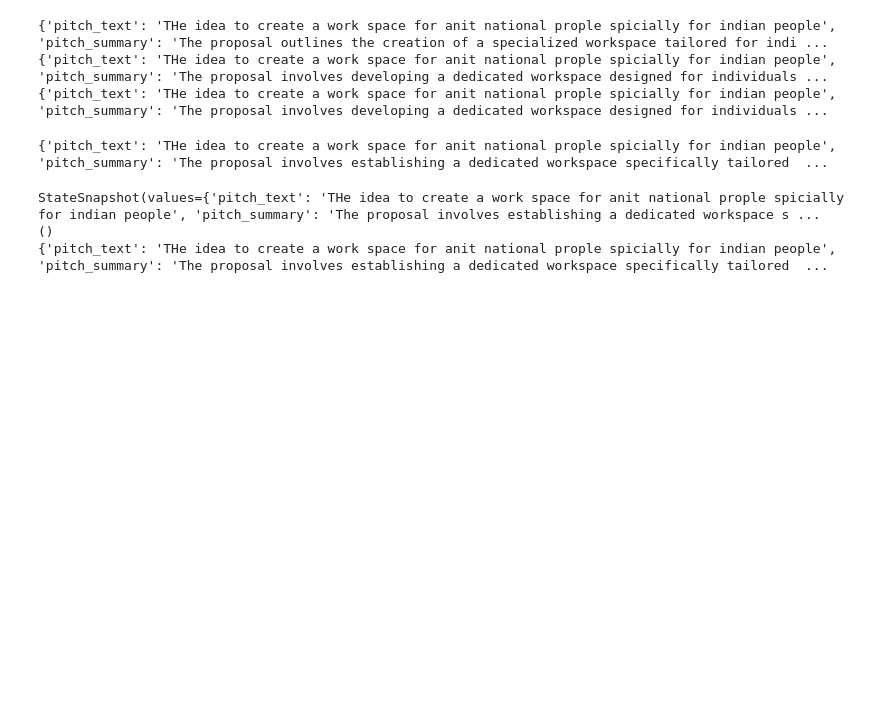
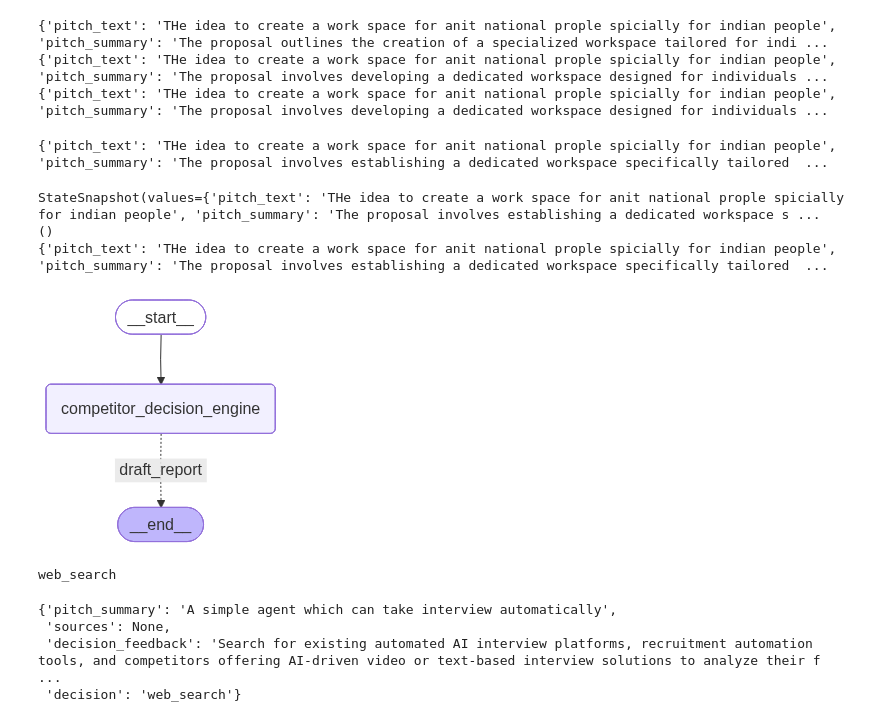
Before and after one commit to puvithk/AI-ML-Complete, a Jupyter notebook: Day 38 Startup Idea Validator/startup_idea_validator/main.ipynb, the cells around one changed output. Drawn from its saved outputs; the diff is of its cells as text; code cells hidden in the pictures; blank space fills up the shorter version.

Commit message:
Created a competitor decision engine

```diff
--- a/Day 38 Startup Idea Validator/startup_idea_validator/main.ipynb
+++ b/Day 38 Startup Idea Validator/startup_idea_validator/main.ipynb
@@ -70,0 +73,4 @@ StateSnapshot(values={'pitch_text': 'THe idea to create a work space for anit na
+# %%
+agent
+# %% [output]
+[figure, added]
@@ -70,0 +83,11 @@ StateSnapshot(values={'pitch_text': 'THe idea to create a work space for anit na
+# %%
+response = agent.invoke({ "pitch_summary" : "A simple agent which can take interview automatically" , "sources" : None} , config=config)
+# %% [output]
+web_search
+# %%
+response
+# %% [output]
+{'pitch_summary': 'A simple agent which can take interview automatically',
+ 'sources': None,
+ 'decision_feedback': 'Search for existing automated AI interview platforms, recruitment automation tools, and competitors offering AI-driven video or text-based interview solutions to analyze their f ...
+ 'decision': 'web_search'}
```
Also changed, not shown: parts of 2 cells of this notebook, 5 other files.
